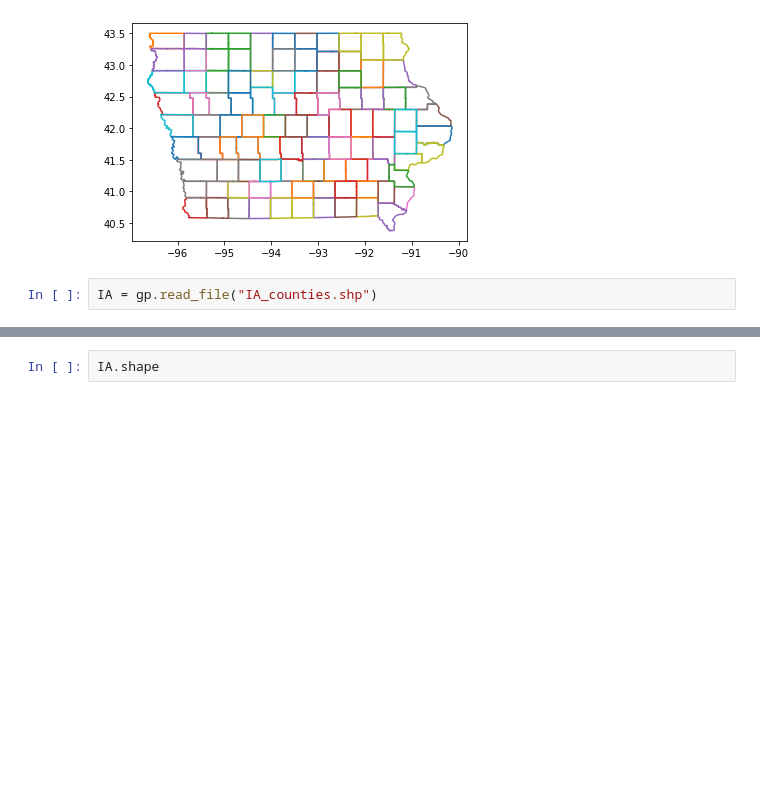
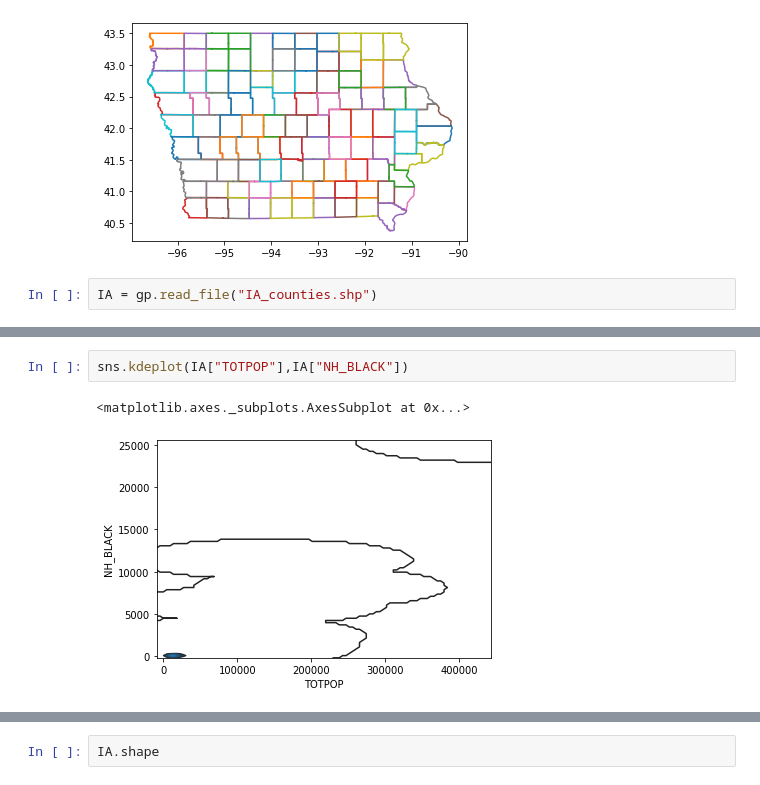
Before and after one commit to DIVYANI-DROI/Algorithmic-Redistricting, a Jupyter notebook: Math497startercode.ipynb, the cells around one changed output, grey strips where cells are left out. Saved outputs shown, nothing was run; the diff lists cells and outputs as text; blank space fills up the shorter version.

```diff
--- a/Math497startercode.ipynb
+++ b/Math497startercode.ipynb
@@ -29,0 +38,5 @@ IA = gp.read_file("IA_counties.shp")
+# %%
+sns.kdeplot(IA["TOTPOP"],IA["NH_BLACK"])
+# %% [output]
+<matplotlib.axes._subplots.AxesSubplot at 0x...>
+[figure, added]
```
Also changed, not shown: parts of 11 cells of this notebook.
